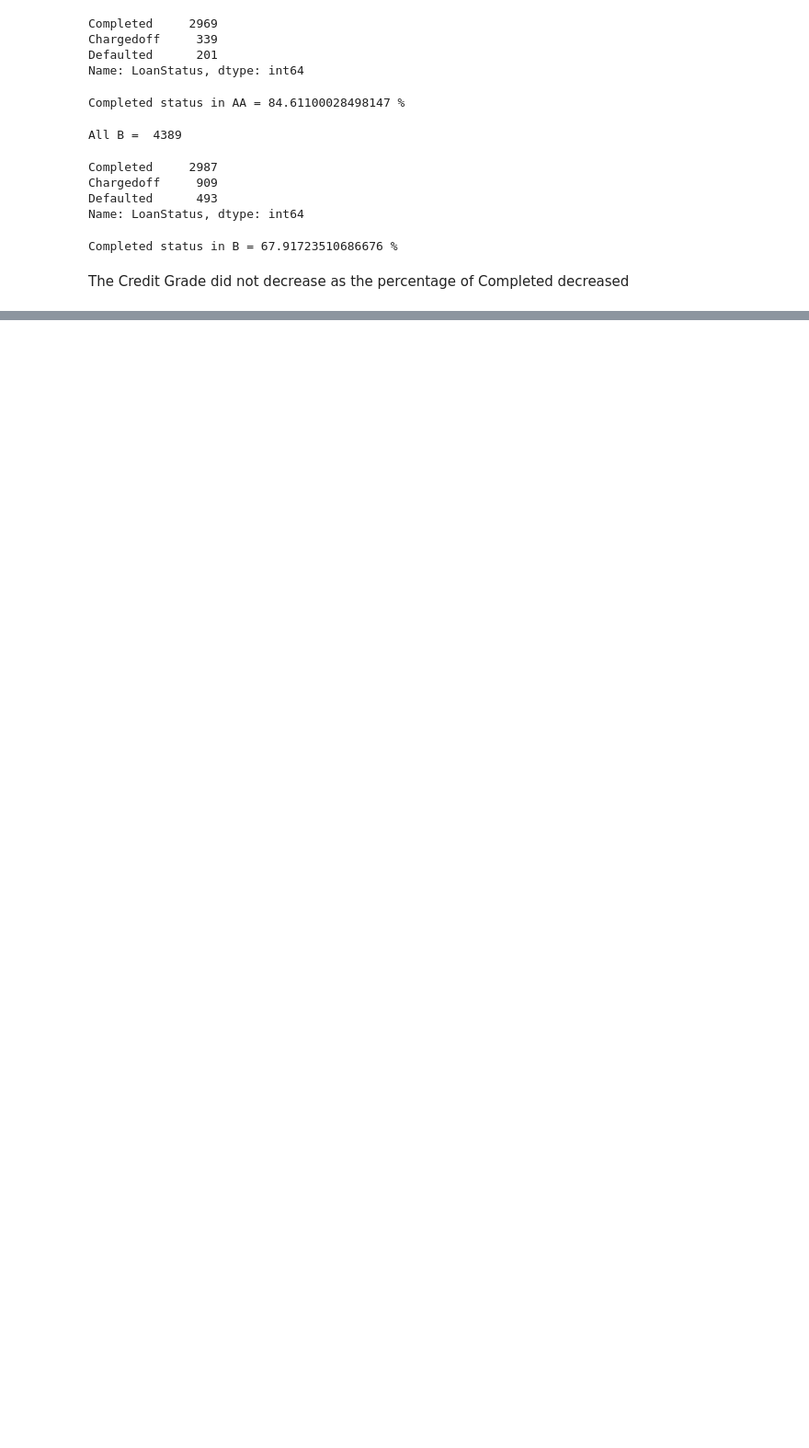
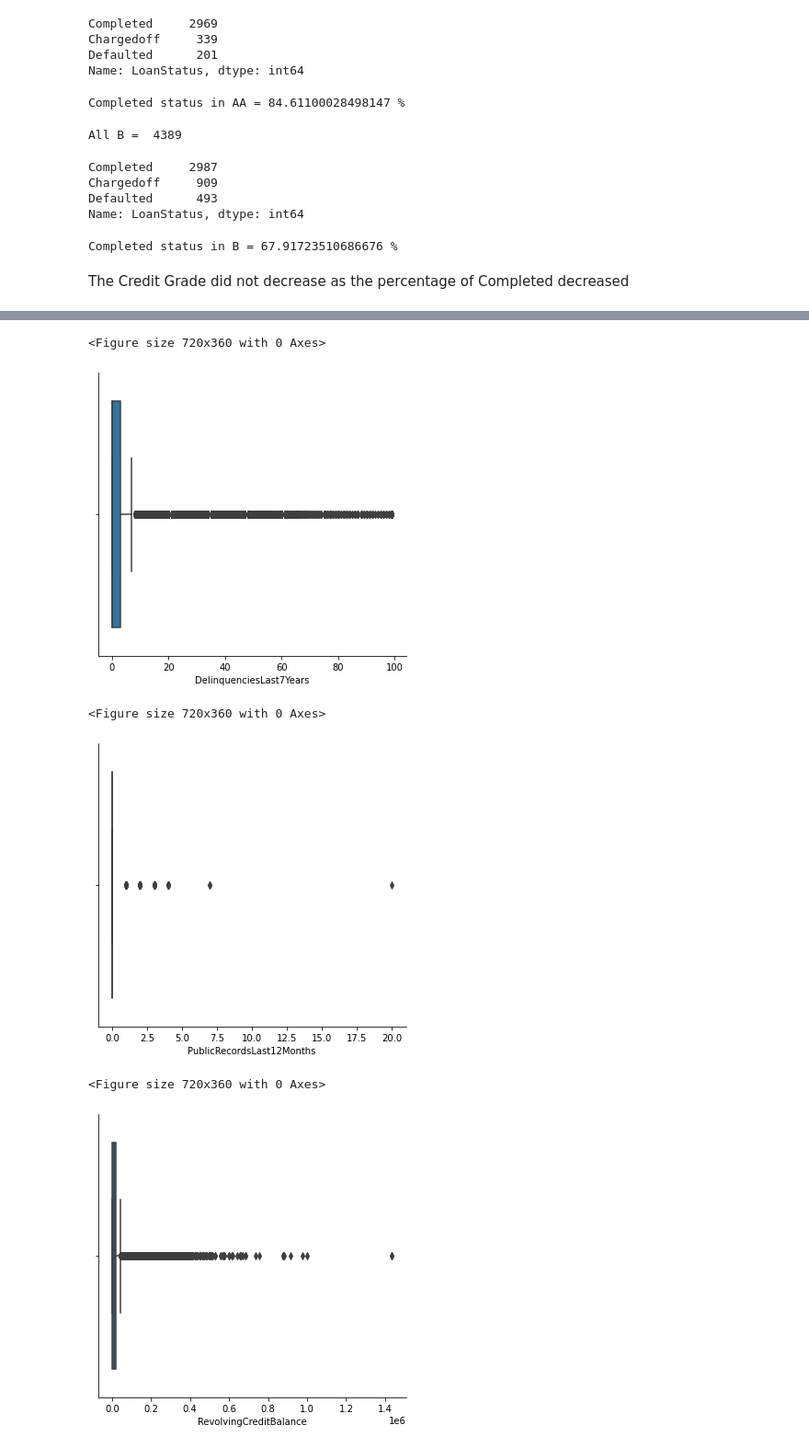
Before and after one commit to MAboElFottouh/Predictive-Modelling-Using-Social-Profile-in-Online-P2P-Lending-Market-Project-TCS56EA, a Jupyter notebook: task1.ipynb, the cells around one changed output, grey strips where cells are left out. Shown at 92% size. Cells and saved outputs as stored; diff of their text form; code cells hidden in the pictures; blank space fills up the shorter version.

```diff
--- a/task1.ipynb
+++ b/task1.ipynb
@@ -194,0 +261,3 @@ The Credit Grade did not decrease as the percentage of Completed decreased
+# %%
+data['TradesOpenedLast6Months'].replace(np.nan,float(data['TradesOpenedLast6Months'].mode()),inplace=True)
+data['TradesOpenedLast6Months'].astype('float64') #replace null with mode Because column have outlier
@@ -194,0 +277,18 @@ The Credit Grade did not decrease as the percentage of Completed decreased
+# %%
+arr = ['DelinquenciesLast7Years', 'PublicRecordsLast12Months', 'RevolvingCreditBalance', 'BankcardUtilization', 'AvailableBankcardCredit',
+       'TotalTrades','TradesNeverDelinquent (percentage)','OpenCreditLines','CurrentCreditLines']
+ # Visualization all columns
+ # to show if have outlier
+for columns in arr:
+    plt.figure(figsize=(10,5))
+    sns.catplot(x=columns, kind="box", data=data)
+    plt.show()
+    data[columns].replace(np.nan,float(data[columns].mode()),inplace=True)
+    data[columns].astype('float64') #replace null with mode Because column have outlier
+# %% [output]
+<Figure size 720x360 with 0 Axes>
+[figure, added]
+<Figure size 720x360 with 0 Axes>
+[figure, added]
+<Figure size 720x360 with 0 Axes>
+[figure, added]
```
Also changed, not shown: parts of 14 cells of this notebook.
